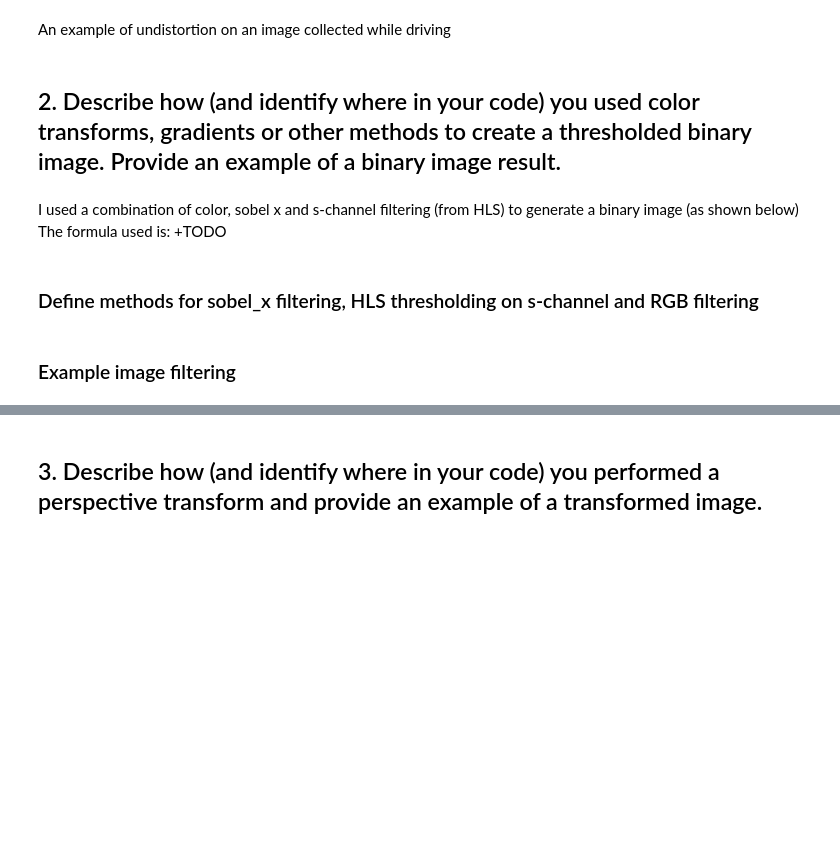
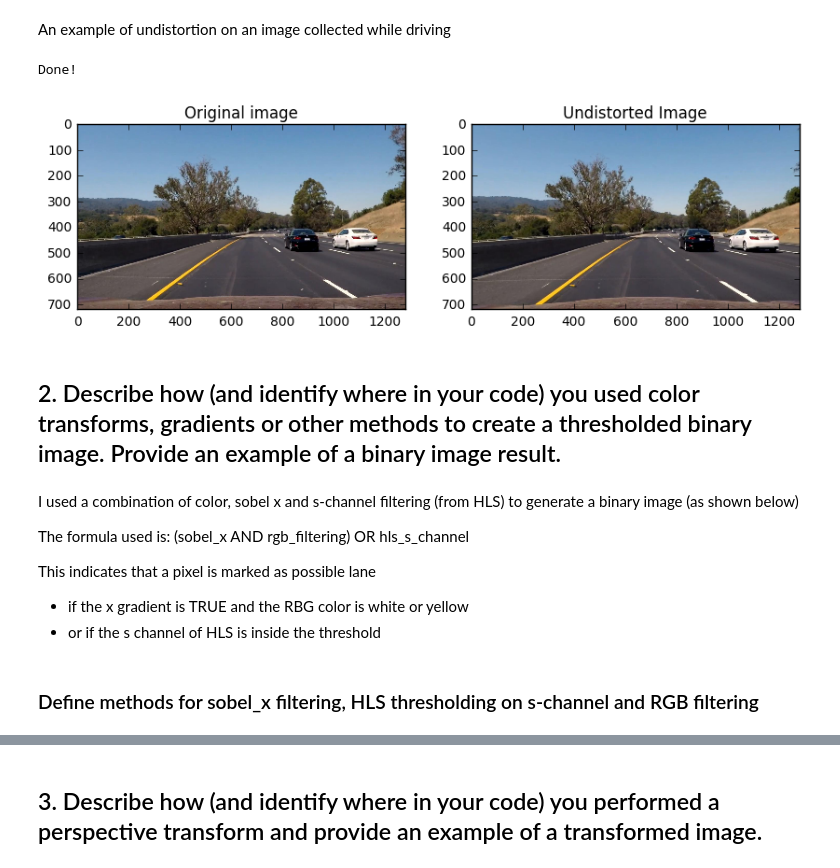
Before and after one commit to nmitsou/CarND-Advanced-Lane-Lines, a Jupyter notebook: calibrate.ipynb, the cells around one changed output, grey strips where cells are left out. Drawn from its saved outputs; the diff is of its cells as text; code cells hidden in the pictures; blank space fills up the shorter version.

```diff
--- a/calibrate.ipynb
+++ b/calibrate.ipynb
@@ -116,8 +119,32 @@ print('Done!')
+# %%
+
+image = cv2.imread('./hard2/outfile993.jpg')
+image = cv2.cvtColor(image, cv2.COLOR_BGR2RGB)
+gs = gridspec.GridSpec(1, 2, width_ratios=[30, 30])
+
+f = plt.figure(figsize=(10, 8))
+f1 = plt.subplot(gs[0])
+f1.imshow(image)
+f1.set_title('Original image')
+
+f2 = plt.subplot(gs[1])
+f2.imshow(undistort(image))
+f2.set_title('Undistorted Image')
+
+print('Done!')
+# %% [output]
+Done!
+[figure, added]
 # %% [markdown]
 ## 2. Describe how (and identify where in your code) you used color transforms, gradients or other methods to create a thresholded binary image. Provide an example of a binary image result.
 # %% [markdown]
 I used a combination of color, sobel x and s-channel filtering (from HLS) to generate a binary image (as shown below)
-The formula used is: +TODO
+
+The formula used is: (sobel_x AND rgb_filtering) OR hls_s_channel
+
+This indicates that a pixel is marked as possible lane
+ - if the x gradient is TRUE and the RBG color is white or yellow
+ - or if the s channel of HLS is inside the threshold
 # %% [markdown]
 ### Define methods for sobel_x filtering, HLS thresholding on s-channel and RGB filtering
 # %%
@@ -186,5 +210,3 @@ def threshold_image(image):
 
 def merge_images(img1, img2):
     return cv2.addWeighted(img1, 0.4, img2, 0.6, 0)
-# %% [markdown]
-### Example image filtering
```
Also changed, not shown: parts of 15 cells of this notebook.
